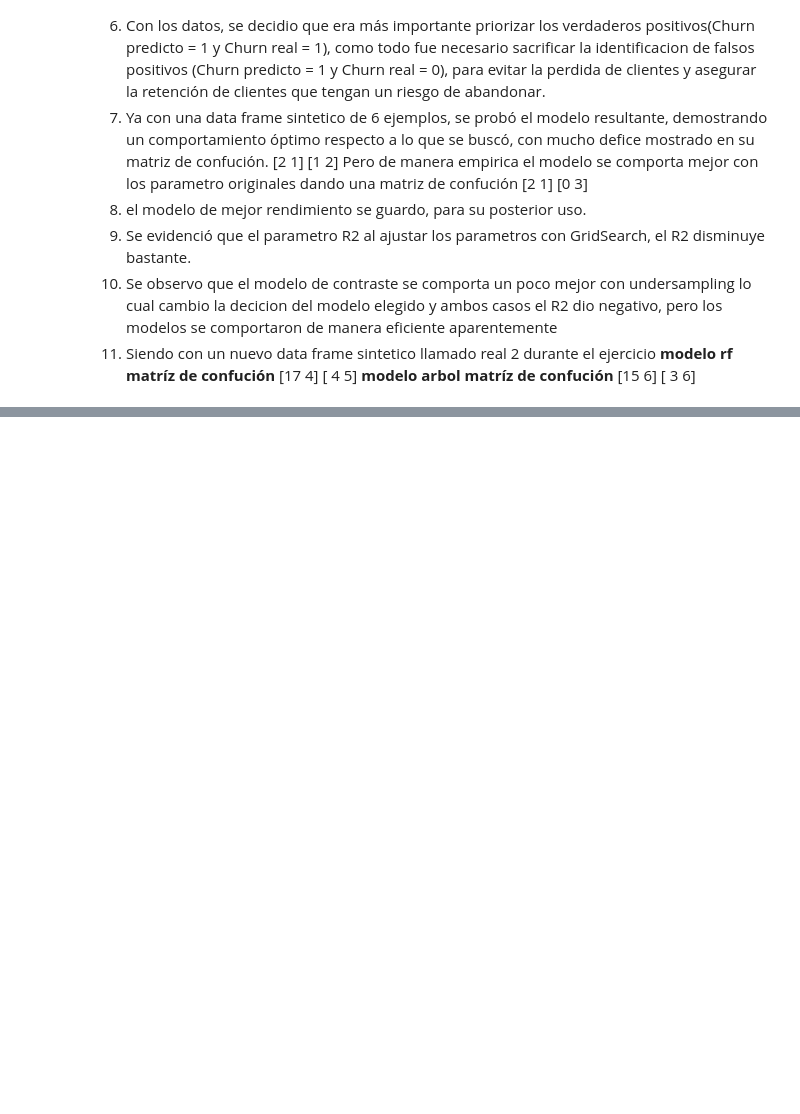
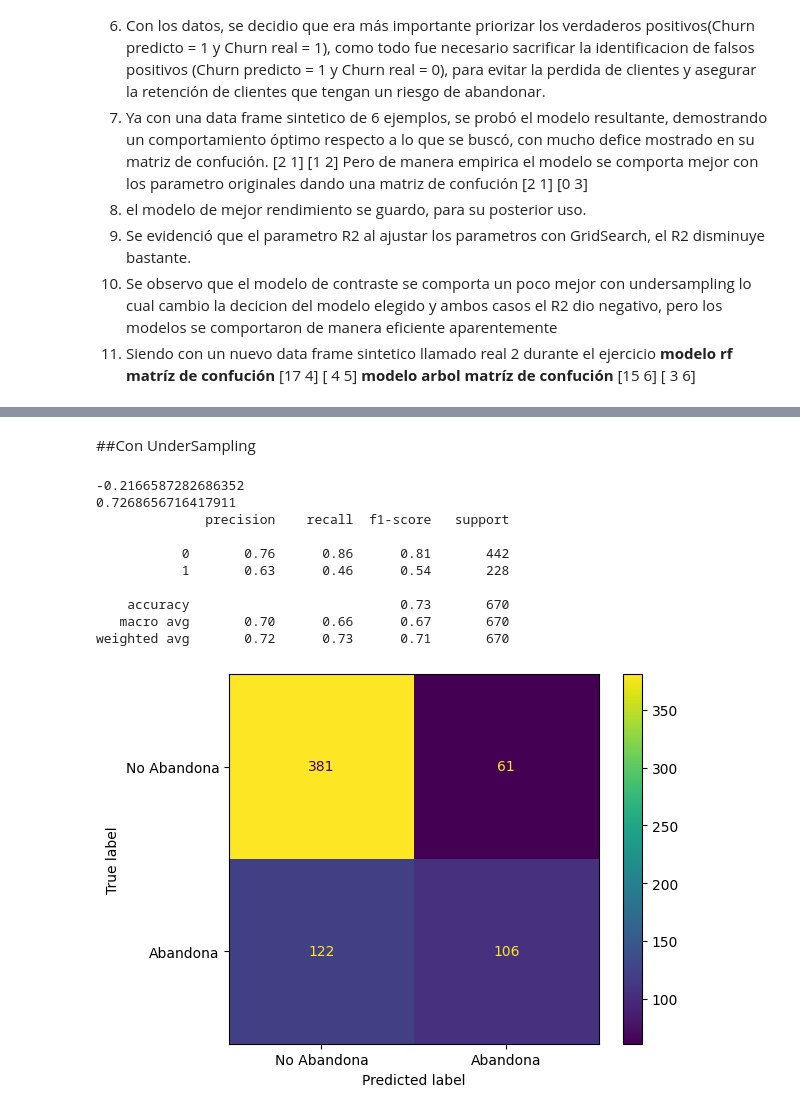
Before and after one commit to Cristiand056/TelecomX_parte2_Latam, a Jupyter notebook: TelecomX_parte2_Latam.ipynb, the cells around one changed output, grey strips where cells are left out. Drawn from its saved outputs; the diff is of its cells as text; code cells hidden in the pictures; blank space fills up the shorter version.

```diff
--- a/TelecomX_parte2_Latam.ipynb
+++ b/TelecomX_parte2_Latam.ipynb
@@ -1021,0 +1155,2 @@ Pero de manera empirica el modelo se comporta mejor con los parametro originales
+# %% [markdown]
+##Con UnderSampling
@@ -1021,0 +1160,24 @@ Pero de manera empirica el modelo se comporta mejor con los parametro originales
+# %%
+arbol_out = DecisionTreeClassifier(random_state=42, max_depth=5, min_samples_leaf=2)
+arbol_out.fit(X_train_out, y_train_out)
+
+y_previsto = arbol_out.predict(X_test_out)
+
+print(r2_score(y_test_out, y_previsto))
+print(arbol_out.score(X_test_out, y_test_out))
+print(classification_report(y_test_out, y_previsto))
+matrix_conf = confusion_matrix(y_test_out, y_previsto)
+visializacion = ConfusionMatrixDisplay(confusion_matrix=matrix_conf, display_labels=['No Abandona', 'Abandona'])
+visializacion.plot();
+# %% [output]
+-0.2166587282686352
+0.7268656716417911
+              precision    recall  f1-score   support
+
+           0       0.76      0.86      0.81       442
+           1       0.63      0.46      0.54       228
+
+    accuracy                           0.73       670
+   macro avg       0.70      0.66      0.67       670
+weighted avg       0.72      0.73      0.71       670
+[figure, added]
```
Also changed, not shown: parts of 32 cells of this notebook.
